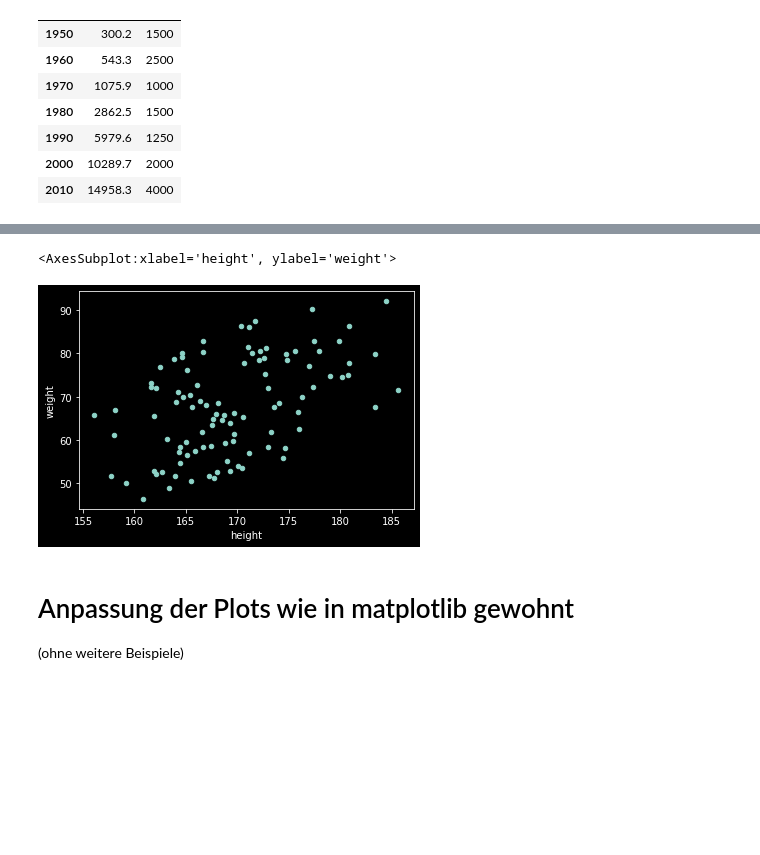
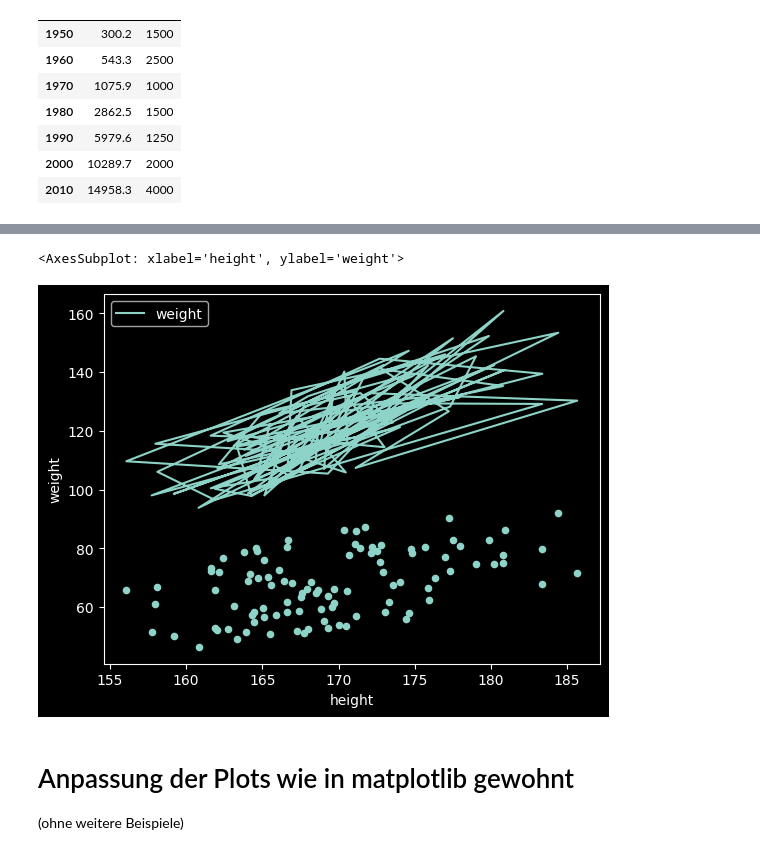
Before and after one commit to yhutter-dv/fhgr-explorative-data-analytics, a Jupyter notebook: jupyter_notebooks/03_01_visualization_pandas.ipynb, the cells around one changed output, grey strips where cells are left out. Saved outputs shown, nothing was run; the diff lists cells and outputs as text; code cells hidden in the pictures; blank space fills up the shorter version.

```diff
--- a/jupyter_notebooks/03_01_visualization_pandas.ipynb
+++ b/jupyter_notebooks/03_01_visualization_pandas.ipynb
@@ -114,19 +114,25 @@ df1.plot.scatter(x="gdp", y="gdp2")
 # %%
 #bauen wir uns schnell welche: Grösse und Gewicht
 import random
 mu = 170 #mean
 sigma = 6 #stddev
 sample = 100
 random.seed(0)
 height = [random.gauss(mu, sigma) for _ in range(sample)]  # Normalverteilung um 170cm
 weight = [(h-100) * (0.75 + random.random()/2) for h in height]
+weight2 = [(h-100) * (1.5 + random.random()/2) for h in height]
 # Gewicht streut gleichverteilt zwischen 3/4 und 5/4 der Grösse - 100
 
+gca = plt.gca()
+
 df2 = pd.DataFrame({"height":height, "weight":weight})
-df2.plot.scatter(x="height", y="weight")
+df2.plot.scatter(x="height", y="weight", ax=gca)
+
+df3 = pd.DataFrame({"height":height, "weight":weight2})
+df3.plot.line(x="height", y="weight", ax=gca)
 # %% [output]
-<AxesSubplot:xlabel='height', ylabel='weight'>
+<AxesSubplot: xlabel='height', ylabel='weight'>
-[figure, old version]
+[figure, new version]
 # %% [markdown]
 # Anpassung der Plots wie in matplotlib gewohnt
 (ohne weitere Beispiele)
```
Also changed, not shown: parts of 9 cells of this notebook, 15 other files.
